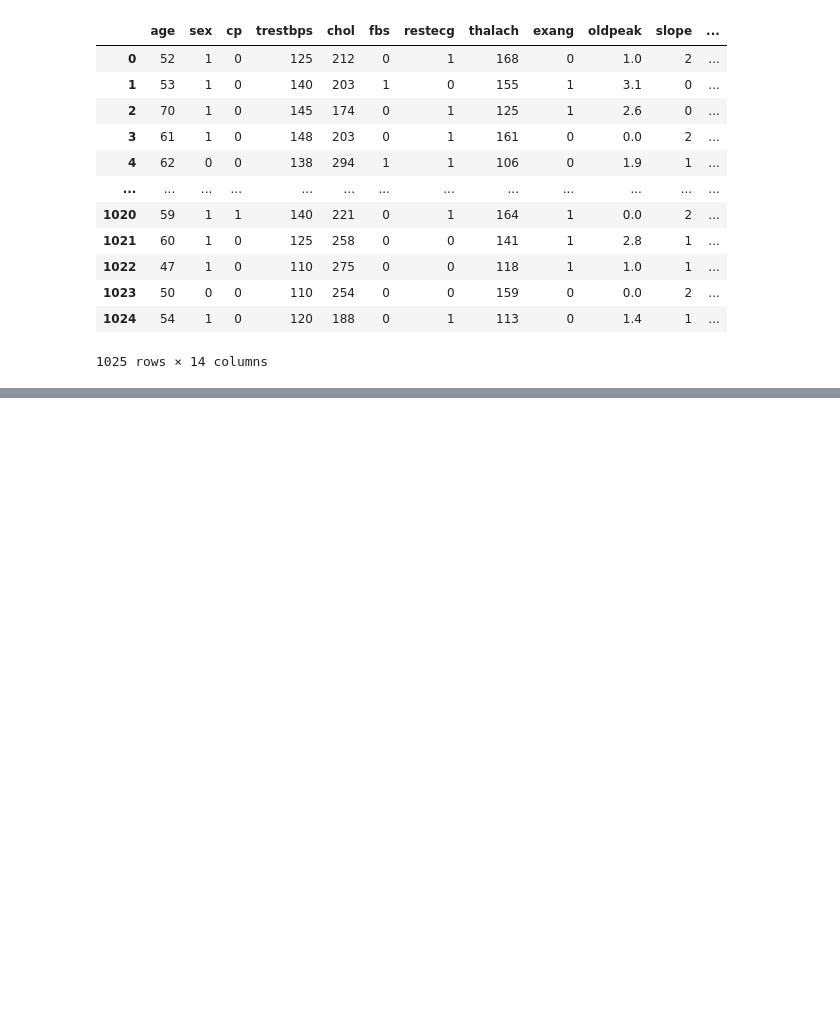
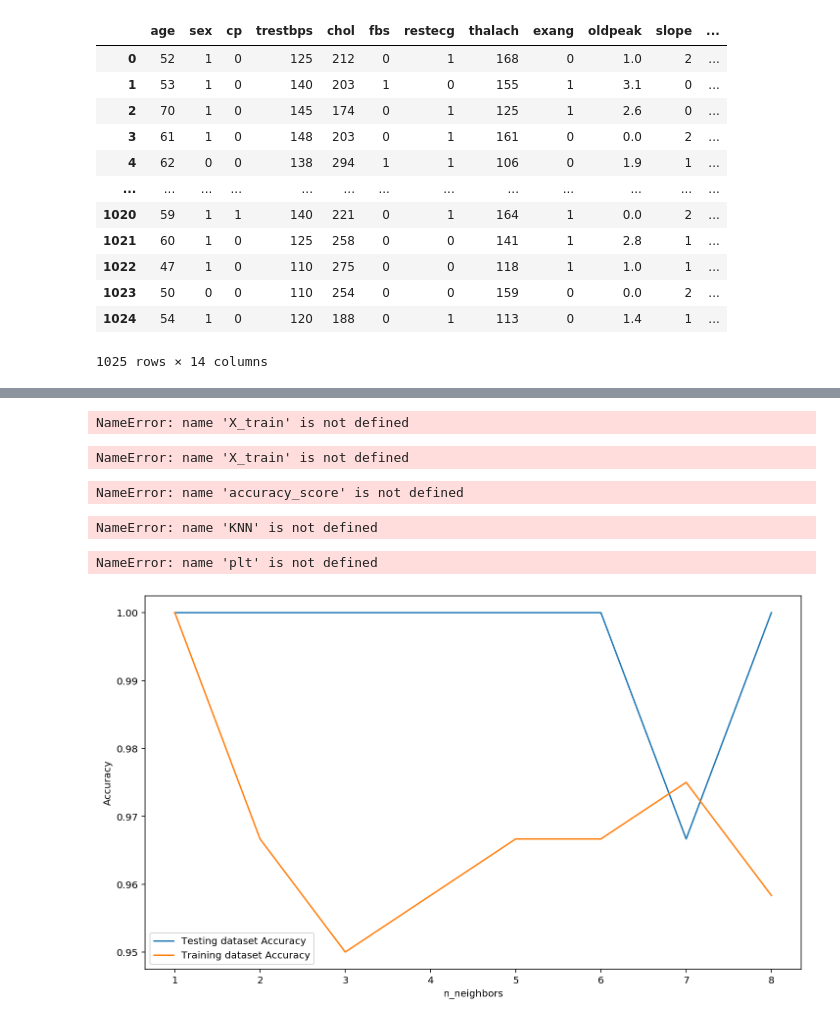
Before and after one commit to katherinevo/SC22-BatchC-parallel-processing, a Jupyter notebook: Sid/week1/2022-07-20-141607.ipynb, the cells around one changed output, grey strips where cells are left out. Saved outputs shown, nothing was run; the diff lists cells and outputs as text; code cells hidden in the pictures; blank space fills up the shorter version.

```diff
--- a/Sid/week1/2022-07-20-141607.ipynb
+++ b/Sid/week1/2022-07-20-141607.ipynb
@@ -50,0 +166,80 @@ SyntaxError: invalid syntax (<ipython-input-24-b74ee9b34767>, line 2)
+# %%
+from sklearn.model_selection import GridSearchCV
+from sklearn.svm import SVC
+
+parameters = {'kernel':('linear', 'rbf'), 'C':[1, 10]} #different options to pass in as parameters
+svc = SVC() #setting up machine learning model
+clf = GridSearchCV(svc, parameters) #creating gridsearch object
+clf.fit(X_train, y_train) #fit model on training data -- will test all parameters and output the most optimal parameters
+#print best parameters
+print(clf.best_params_)
+# %% [output]
+NameError: name 'X_train' is not defined
+# %%
+my_svm_model = SVC(kernel = 'linear', C = 1)
+my_svm_model.fit(X_train, y_train)
+y_hat = my_svm_model.predict(X_test)
+y_hat
+# %% [output]
+NameError: name 'X_train' is not defined
+# %%
+accuracy_score(y_hat, y_test)
+# %% [output]
+NameError: name 'accuracy_score' is not defined
+# %%
+from sklearn.metrics import accuracy_score
+accuracies = []
+for i in range(1,15):
+    my_knn_model = KNN(n_neighbors = i)
+    my_knn_model.fit(X_train, y_train)
+    y_pred = my_knn_model.predict(X_test)
+    accuracy = accuracy_score(y_pred, y_test)
+    print(accuracy)
+    accuracies.append(accuracy)
+# %% [output]
+NameError: name 'KNN' is not defined
+# %%
+plt.plot(accuracies)
+# %% [output]
+NameError: name 'plt' is not defined
+# %%
+# Import necessary modules
+from sklearn.neighbors import KNeighborsClassifier
+from sklearn.model_selection import train_test_split
+from sklearn.datasets import load_iris
+import numpy as np
+import matplotlib.pyplot as plt
+
+irisData = load_iris()
+
+# Create feature and target arrays
+X = irisData.data
+y = irisData.target
+
+# Split into training and test set
+X_train, X_test, y_train, y_test = train_test_split(
+             X, y, test_size = 0.2, random_state=42)
+
+neighbors = np.arange(1, 9)
+train_accuracy = np.empty(len(neighbors))
+test_accuracy = np.empty(len(neighbors))
+
+# Loop over K values
+for i, k in enumerate(neighbors):
+    knn = KNeighborsClassifier(n_neighbors=k)
+    knn.fit(X_train, y_train)
+
+    # Compute training and test data accuracy
+    train_accuracy[i] = knn.score(X_train, y_train)
+    test_accuracy[i] = knn.score(X_test, y_test)
+
+# Generate plot
+plt.plot(neighbors, test_accuracy, label = 'Testing dataset Accuracy')
+plt.plot(neighbors, train_accuracy, label = 'Training dataset Accuracy')
+
+plt.legend()
+plt.xlabel('n_neighbors')
+plt.ylabel('Accuracy')
+plt.show()
+# %% [output]
+[figure, added]
```
Also changed, not shown: parts of 15 cells of this notebook, 16 other files.
